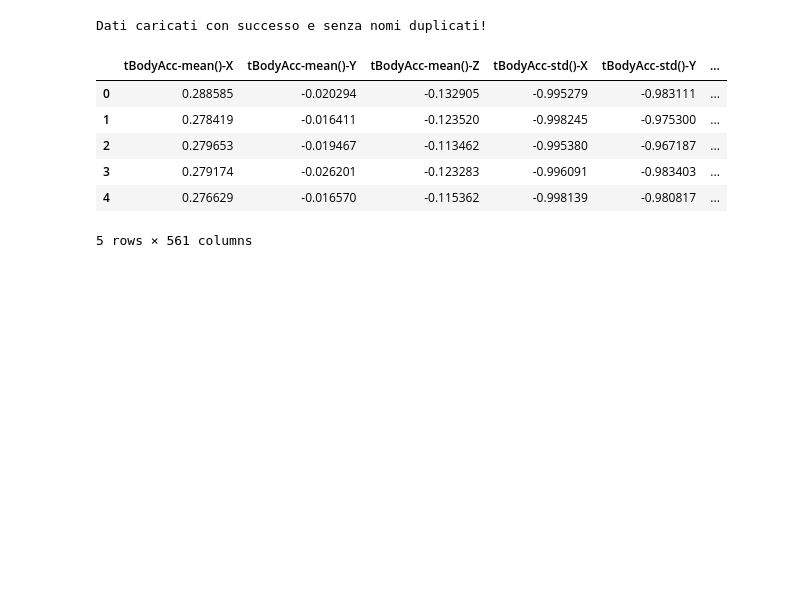
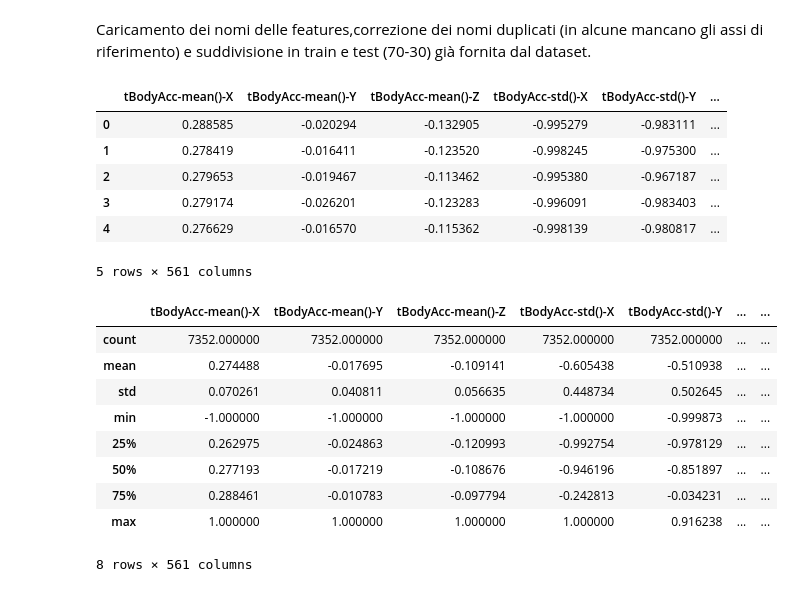
Before and after one commit to quiggiu/human-activity-recognition-with-pca-and-svm-classifier, a Jupyter notebook: human_activity_recognition.ipynb, the cells around one changed output. Drawn from its saved outputs; the diff is of its cells as text; code cells hidden in the pictures; blank space fills up the shorter version.

```diff
--- a/human_activity_recognition.ipynb
+++ b/human_activity_recognition.ipynb
@@ -23,38 +31,62 @@ import pandas as pd
+# %% [markdown]
+Caricamento dei nomi delle features,correzione dei nomi duplicati (in alcune mancano gli assi di riferimento) e suddivisione in train e test (70-30) già fornita dal dataset.
 # %%
+base_path= 'UCI HAR Dataset/'
+
+# Carica i nomi delle features
+features= pd.read_csv(f'{base_path}features.txt', sep=r'\s+', header=None, names=['index', 'feature_name'])
+feature_names= features['feature_name'].tolist()
 
 
-base_path = 'UCI HAR Dataset/'
-
-# 1. Carichiamo i nomi delle 561 features
-features = pd.read_csv(f'{base_path}features.txt', sep=r'\s+', header=None, names=['index', 'feature_name'])
-feature_names = features['feature_name'].tolist()
-
-# --- INIZIO CORREZIONE DUPLICATI ---
-clean_feature_names = []
-visti = {}
+# Conta tutte le feature per sapere in anticipo quali hanno duplicati
+conteggi= Counter(feature_names)
+clean_feature_names= []
+visti= {}
+assi= ['X', 'Y', 'Z']
 
 for nome in feature_names:
-    if nome in visti:
-        visti[nome] += 1
-        clean_feature_names.append(f"{nome}_{visti[nome]}")
+    if conteggi[nome] > 1:
+        # Se la colonna ha duplicati, inizializziamo il contatore e prendiamo la lettera
+        visti[nome]= visti.get(nome, 0)
+        clean_feature_names.append(f"{nome}-{assi[visti[nome]]}")
+        visti[nome]+= 1
     else:
-        visti[nome] = 0
         clean_feature_names.append(nome)
-# --- FINE CORREZIONE DUPLICATI ---
 
-# 2. Carichiamo i file di addestramento usando i nomi univoci (clean_feature_names)
-X_train = pd.read_csv(f'{base_path}train/X_train.txt', sep=r'\s+', header=None, names=clean_feature_names)
-y_train = pd.read_csv(f'{base_path}train/y_train.txt', sep=r'\s+', header=None, names=['Activity_Label'])
-subject_train = pd.read_csv(f'{base_path}train/subject_train.txt', sep=r'\s+', header=None, names=['Subject_ID'])
+# Visualizza i nomi di tutte le features
+#pd.DataFrame({'Features': clean_feature_names})
 
-print("Dati caricati con successo e senza nomi duplicati!")
+# Check per valori nulli
+#print(X_train.isna().values.any())
+
+# Carica i file di addestramento e di validazione
+X_train= pd.read_csv(f'{base_path}train/X_train.txt', sep=r'\s+', header=None, names=clean_feature_names)
+y_train= pd.read_csv(f'{base_path}train/y_train.txt', sep=r'\s+', header=None, names=['Activity_Label'])
+subject_train= pd.read_csv(f'{base_path}train/subject_train.txt', sep=r'\s+', header=None, names=['Subject_ID'])
+
+X_test= pd.read_csv(f'{base_path}test/X_test.txt', sep=r'\s+', header=None, names=clean_feature_names)
+y_test= pd.read_csv(f'{base_path}test/y_test.txt', sep=r'\s+', header=None, names=['Activity_Label'])
+subject_test= pd.read_csv(f'{base_path}test/subject_test.txt', sep=r'\s+', header=None, names=['Subject_ID'])
+
 X_train.head()
 # %% [output]
+|  | tBodyAcc-mean()-X | tBodyAcc-mean()-Y | tBodyAcc-mean()-Z | tBodyAcc-std()-X | tBodyAcc-std()-Y | ... |
+| 0 | 0.288585 | -0.020294 | -0.132905 | -0.995279 | -0.983111 | ... |
+| 1 | 0.278419 | -0.016411 | -0.123520 | -0.998245 | -0.975300 | ... |
+| 2 | 0.279653 | -0.019467 | -0.113462 | -0.995380 | -0.967187 | ... |
+| 3 | 0.279174 | -0.026201 | -0.123283 | -0.996091 | -0.983403 | ... |
+| 4 | 0.276629 | -0.016570 | -0.115362 | -0.998139 | -0.980817 | ... |
-Dati caricati con successo e senza nomi duplicati!
+5 rows × 561 columns
-|  | tBodyAcc-mean()-X | tBodyAcc-mean()-Y | tBodyAcc-mean()-Z | tBodyAcc-std()-X | tBodyAcc-std()-Y | ... |
-| 0 | 0.288585 | -0.020294 | -0.132905 | -0.995279 | -0.983111 | ... |
-| 1 | 0.278419 | -0.016411 | -0.123520 | -0.998245 | -0.975300 | ... |
-| 2 | 0.279653 | -0.019467 | -0.113462 | -0.995380 | -0.967187 | ... |
-| 3 | 0.279174 | -0.026201 | -0.123283 | -0.996091 | -0.983403 | ... |
-| 4 | 0.276629 | -0.016570 | -0.115362 | -0.998139 | -0.980817 | ... |
-5 rows × 561 columns
+# %%
+X_train.describe()
+# %% [output]
+|  | tBodyAcc-mean()-X | tBodyAcc-mean()-Y | tBodyAcc-mean()-Z | tBodyAcc-std()-X | tBodyAcc-std()-Y | ... | ... |
+| count | 7352.000000 | 7352.000000 | 7352.000000 | 7352.000000 | 7352.000000 | ... | ... |
+| mean | 0.274488 | -0.017695 | -0.109141 | -0.605438 | -0.510938 | ... | ... |
+| std | 0.070261 | 0.040811 | 0.056635 | 0.448734 | 0.502645 | ... | ... |
+| min | -1.000000 | -1.000000 | -1.000000 | -1.000000 | -0.999873 | ... | ... |
+| 25% | 0.262975 | -0.024863 | -0.120993 | -0.992754 | -0.978129 | ... | ... |
+| 50% | 0.277193 | -0.017219 | -0.108676 | -0.946196 | -0.851897 | ... | ... |
+| 75% | 0.288461 | -0.010783 | -0.097794 | -0.242813 | -0.034231 | ... | ... |
+| max | 1.000000 | 1.000000 | 1.000000 | 1.000000 | 0.916238 | ... | ... |
+8 rows × 561 columns
```
Also changed, not shown: parts of 9 cells of this notebook.
